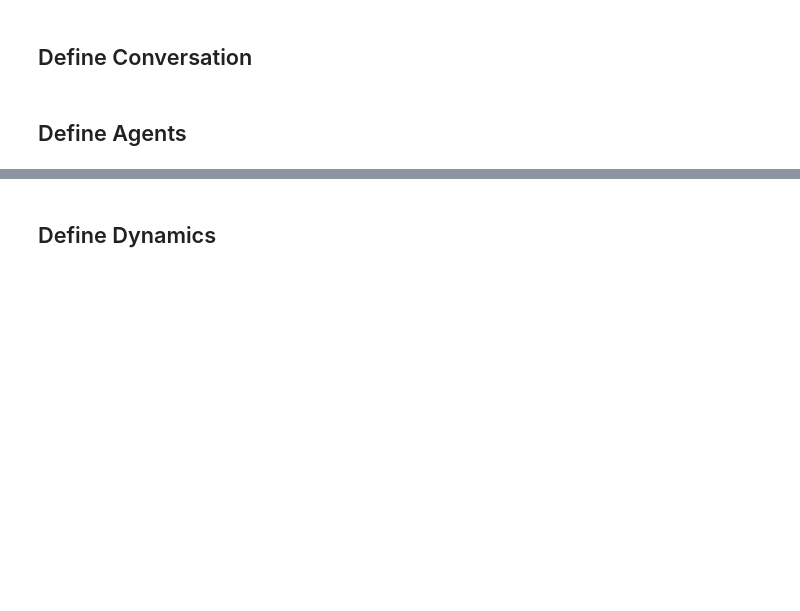
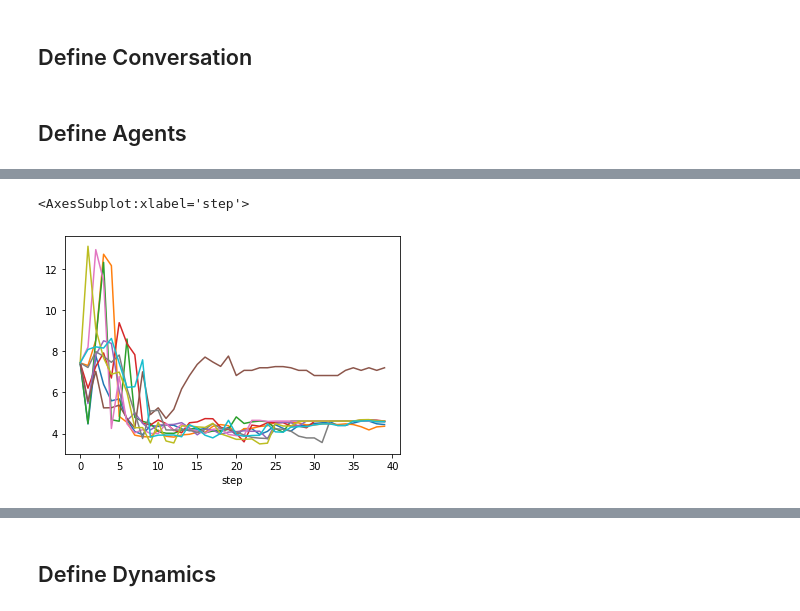
Before and after one commit to debatelab/ada-simulation, a Jupyter notebook: belief-dynamics_with_lms.ipynb, the cells around one changed output, grey strips where cells are left out. Cells and saved outputs as stored; diff of their text form; code cells hidden in the pictures; blank space fills up the shorter version.

```diff
--- a/belief-dynamics_with_lms.ipynb
+++ b/belief-dynamics_with_lms.ipynb
@@ -294,0 +663,5 @@ agent2.conversation.data.loc[0]
+# %%
+conversation.data.salience.unstack().plot(legend=False)
+# %% [output]
+<AxesSubplot:xlabel='step'>
+[figure, added]
```
Also changed, not shown: parts of 30 cells of this notebook, 4 other files.
